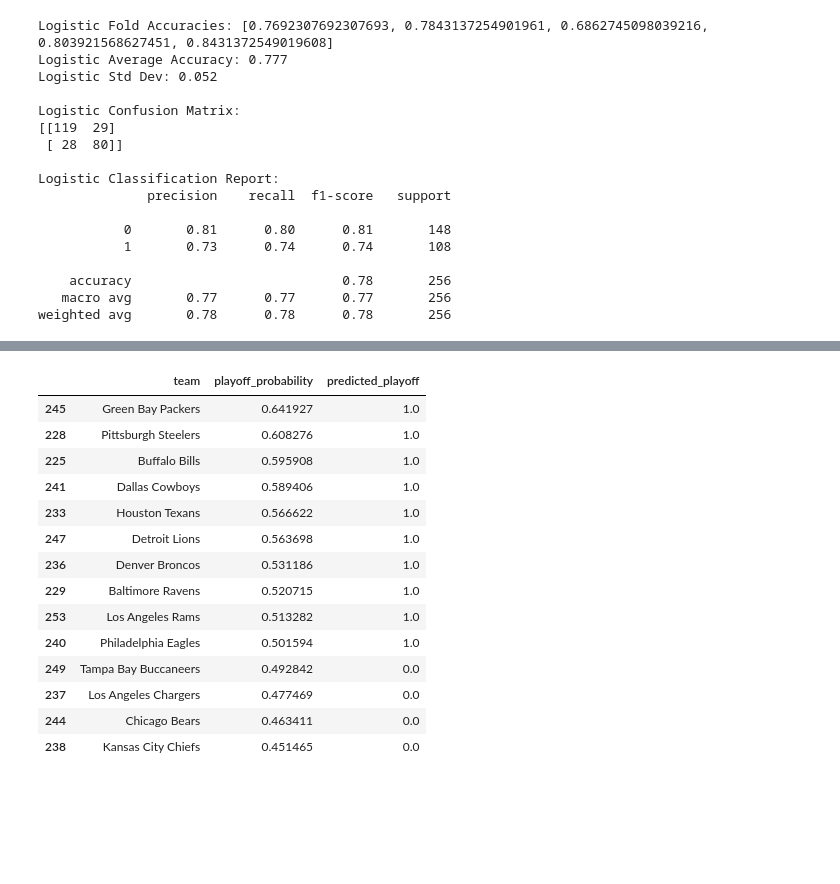
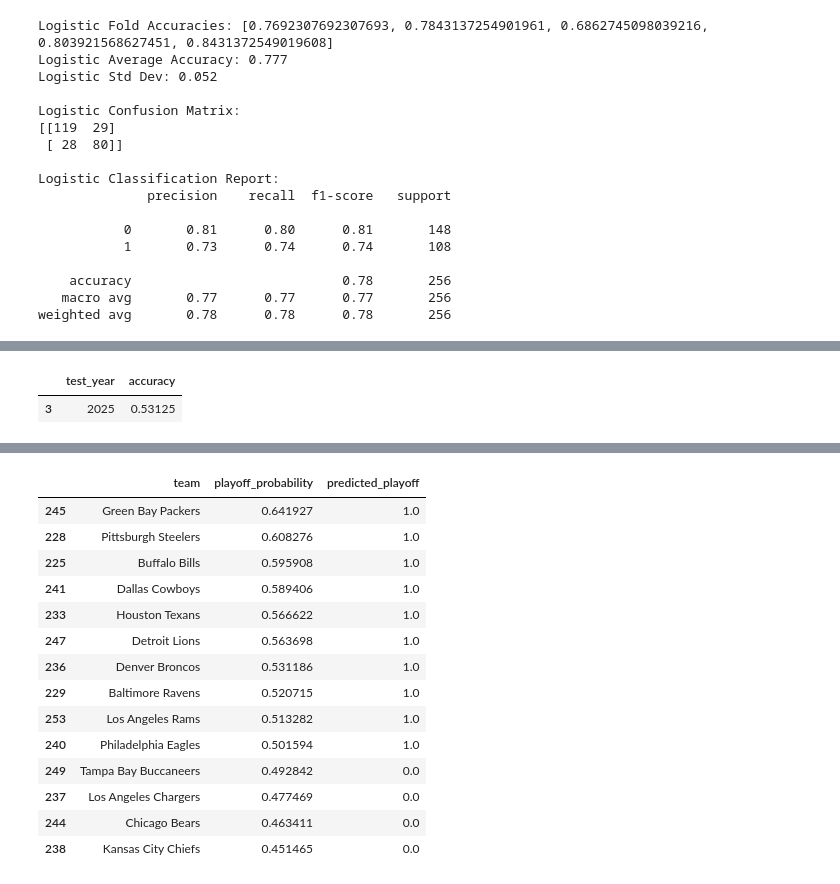
Before and after one commit to mattmarz94/nfl-decision-support-analytics, a Jupyter notebook: Data Preprocessing/modeling.ipynb, the cells around one changed output, grey strips where cells are left out. Cells and saved outputs as stored; diff of their text form; code cells hidden in the pictures; blank space fills up the shorter version.

```diff
--- a/Data Preprocessing/modeling.ipynb
+++ b/Data Preprocessing/modeling.ipynb
@@ -396,0 +270,43 @@ print(pred_2026.head(20))
+# %%
+import pandas as pd
+import numpy as np
+from sklearn.preprocessing import StandardScaler
+from sklearn.linear_model import LogisticRegression
+from sklearn.metrics import accuracy_score, confusion_matrix, classification_report
+
+# load your model-ready dataset
+df = pd.read_csv("team_stats_model_ready.csv")
+
+final_features = [
+    "off_pass_Y/A",
+    "off_pass_Int%",
+    "def_pass_PD",
+    "off_rush_Y/A",
+    "def_rush_TD%",
+    "def_Fmb%",
+    "def_adv_Prss%"
+]
+
+# sort by team and season
+df = df.sort_values(["team", "season"]).reset_index(drop=True)
+
+# create 3-year rolling averages using prior 3 seasons only
+for col in final_features:
+    df[f"{col}_roll3"] = (
+        df.groupby("team")[col]
+        .transform(lambda s: s.shift(1).rolling(window=3, min_periods=3).mean())
+    )
+
+# this means:
+# season 2021 row = avg of 2018, 2019, 2020
+# season 2022 row = avg of 2019, 2020, 2021
+# etc.
+
+roll_cols = [f"{col}_roll3" for col in final_features]
+
+# keep only rows where rolling features exist
+df_roll = df.dropna(subset=roll_cols).copy()
+
+print("Available seasons after rolling setup:")
+print(sorted(df_roll["season"].unique()))
+print(df_roll[["season", "team"] + roll_cols[:2]].head())
@@ -396,0 +402,5 @@ print(pred_2026.head(20))
+# %%
+results_df[results_df["test_year"] == 2025]
+# %% [output]
+|  | test_year | accuracy |
+| 3 | 2025 | 0.53125 |
```
Also changed, not shown: parts of 17 cells of this notebook.
